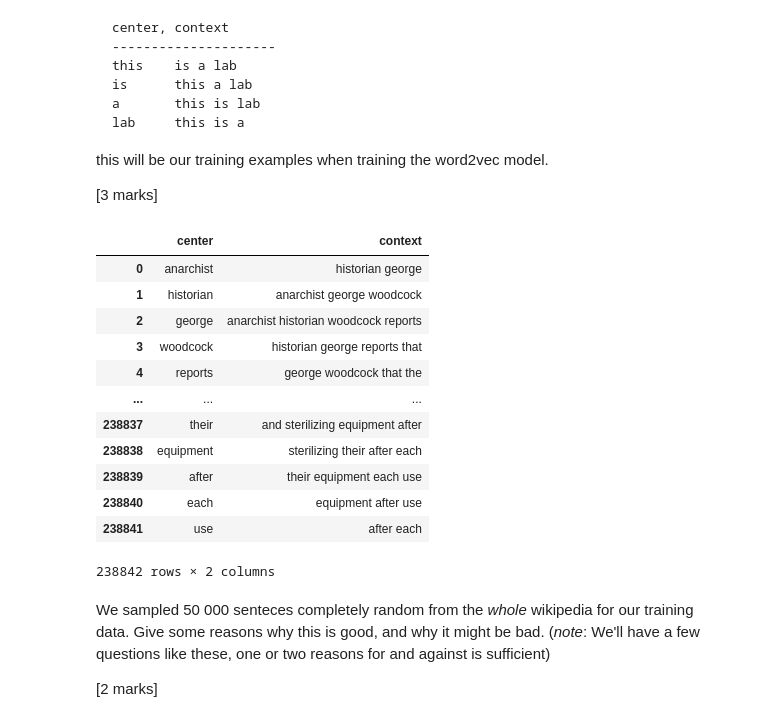
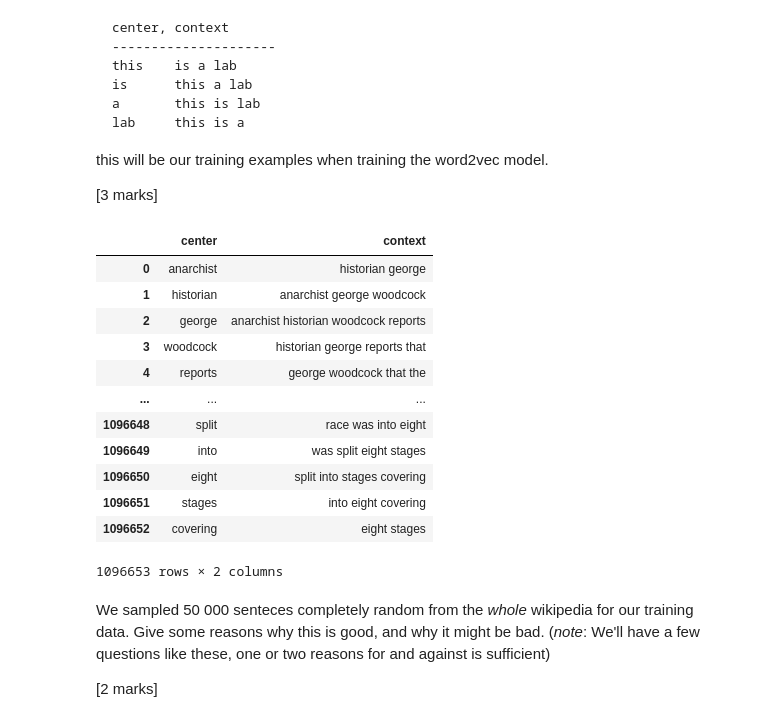
Before and after one commit to chickenbror/computational-semantics-vt21, a Jupyter notebook: BlueMetalLlamas/assignment-03/calvinA3/calvin-A3.ipynb, the cells around one changed output. Drawn from its saved outputs; the diff is of its cells as text; code cells hidden in the pictures.

```diff
--- a/BlueMetalLlamas/assignment-03/calvinA3/calvin-A3.ipynb
+++ b/BlueMetalLlamas/assignment-03/calvinA3/calvin-A3.ipynb
@@ -99,19 +100,19 @@ def corpus_reader(data_path):
 corpus_reader(data_path) # Format txt and save as csv
 # %%
 # The saved CSV/TSV looks like this:
-csvdf = pd.read_csv('wiki-subset-formatted.csv', sep='\t')
+csvdf = pd.read_csv('wiki-corpus-formatted.csv', sep='\t')
 csvdf
 # %% [output]
 |  | center | context |
 | 0 | anarchist | historian george |
 | 1 | historian | anarchist george woodcock |
 | 2 | george | anarchist historian woodcock reports |
 | 3 | woodcock | historian george reports that |
 | 4 | reports | george woodcock that the |
 | ... | ... | ... |
-| 238837 | their | and sterilizing equipment after |
-| 238838 | equipment | sterilizing their after each |
-| 238839 | after | their equipment each use |
-| 238840 | each | equipment after use |
-| 238841 | use | after each |
+| 1096648 | split | race was into eight |
+| 1096649 | into | was split eight stages |
+| 1096650 | eight | split into stages covering |
+| 1096651 | stages | into eight covering |
+| 1096652 | covering | eight stages |
-238842 rows × 2 columns
+1096653 rows × 2 columns
```
Also changed, not shown: parts of 35 cells of this notebook, 2 other files.
